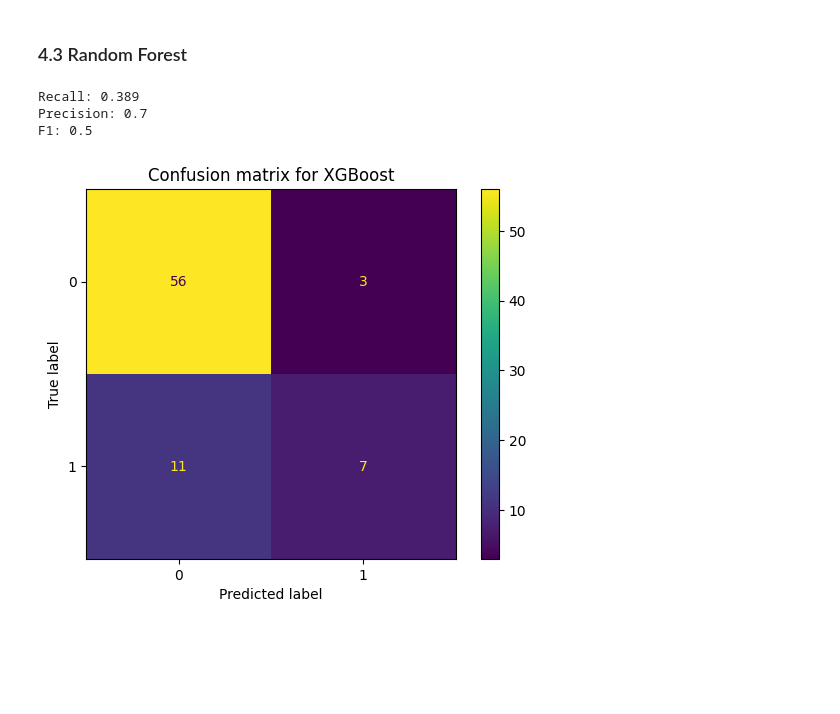
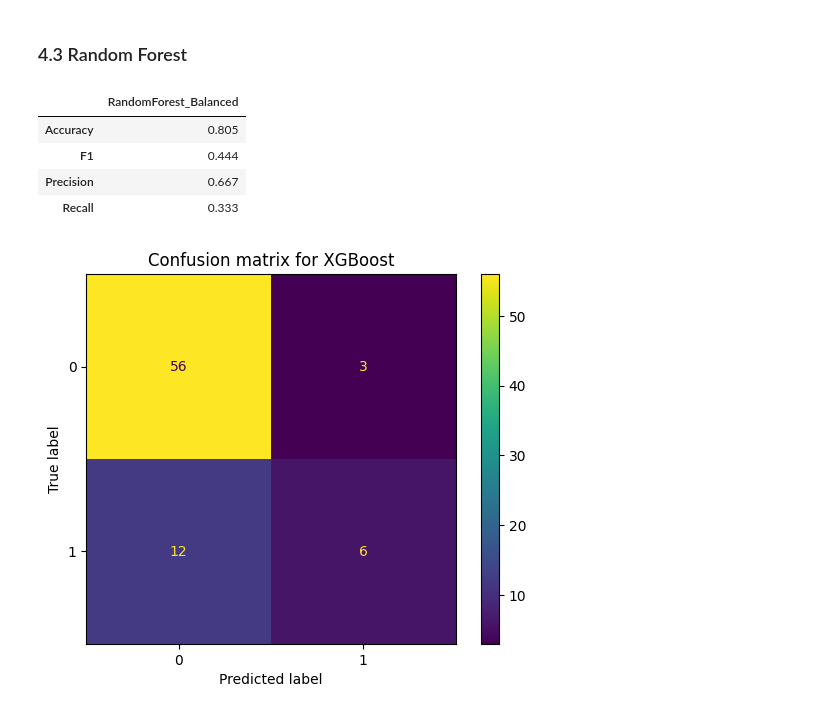
Before and after one commit to Guticar94/COMP20008_Assignment_2, a Jupyter notebook: main.ipynb, the cells around one changed output. Saved outputs shown, nothing was run; the diff lists cells and outputs as text; code cells hidden in the pictures; blank space fills up the shorter version.

```diff
--- a/main.ipynb
+++ b/main.ipynb
@@ -1189,15 +1198,16 @@ rf_model.fit(X_train_os, y_train_os)
 
 # Make predictions for test data
 y_pred = rf_model.predict(X_test)
-# %%
-# Evaluate model
-print('Recall:', round(recall_score(y_test, y_pred),3))
-print('Precision:', round(precision_score(y_test, y_pred),3))
-print('F1:', round(f1_score(y_test, y_pred),3))
-# %% [output]
-Recall: 0.389
-Precision: 0.7
-F1: 0.5
+# %%
+# Evaluate model
+rf = pd.DataFrame(evaluate('RandomForest_Balanced', y_test, y_pred))
+rf
+# %% [output]
+|  | RandomForest_Balanced |
+| Accuracy | 0.805 |
+| F1 | 0.444 |
+| Precision | 0.667 |
+| Recall | 0.333 |
 # %%
 # Confusion matrix
 cm = confusion_matrix(y_test, y_pred, labels=rf_model.classes_)
```
Also changed, not shown: parts of 20 cells of this notebook.
